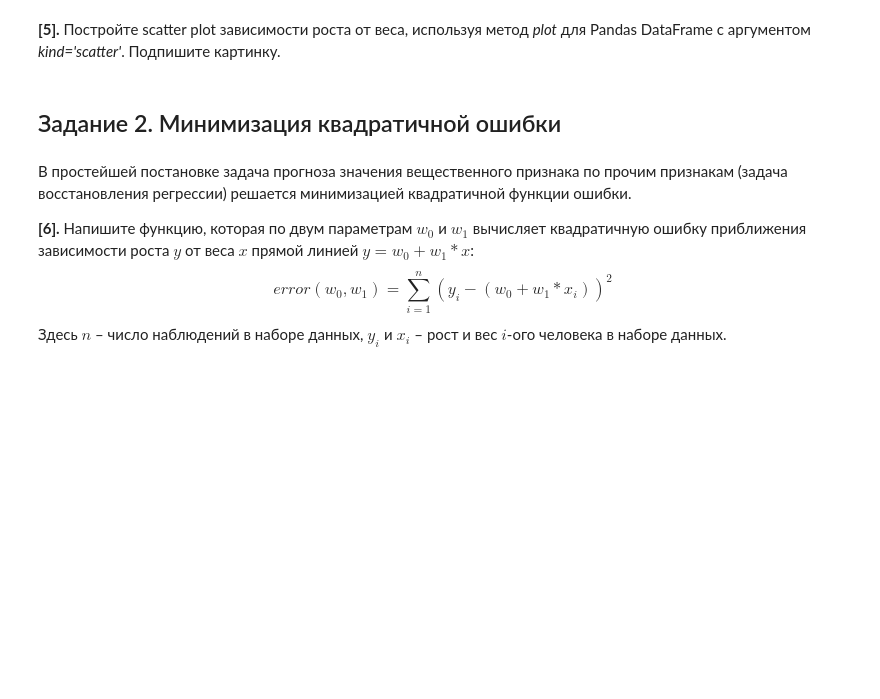
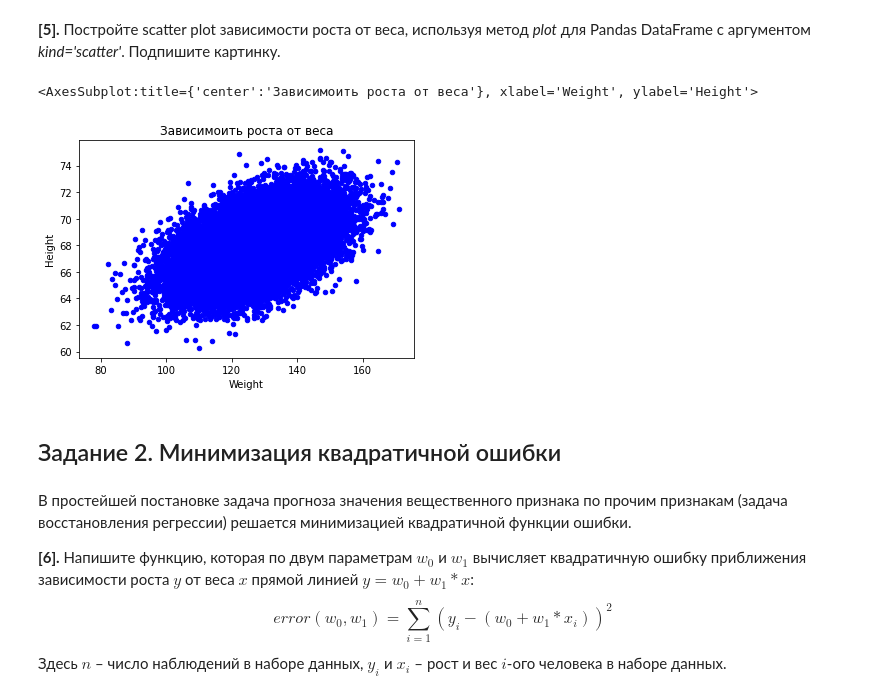
Before and after one commit to xanderkov/MLCoursera, a Jupyter notebook: 2.1.linear_regression/peer_review_linreg_height_weight.ipynb, the cells around one changed output. Cells and saved outputs as stored; diff of their text form; code cells hidden in the pictures; blank space fills up the shorter version.

```diff
--- a/2.1.linear_regression/peer_review_linreg_height_weight.ipynb
+++ b/2.1.linear_regression/peer_review_linreg_height_weight.ipynb
@@ -95,3 +112,8 @@ data['weight_cat'] = data['Weight'].apply(weight_category)
+# %%
+data.plot(y='Height', x='Weight', kind='scatter', color='blue', title='Зависимоить роста от веса')
+# %% [output]
+<AxesSubplot:title={'center':'Зависимоить роста от веса'}, xlabel='Weight', ylabel='Height'>
+[figure, added]
 # %% [markdown]
 ## Задание 2. Минимизация квадратичной ошибки
 # %% [markdown]
```
Also changed, not shown: parts of 27 cells of this notebook.
